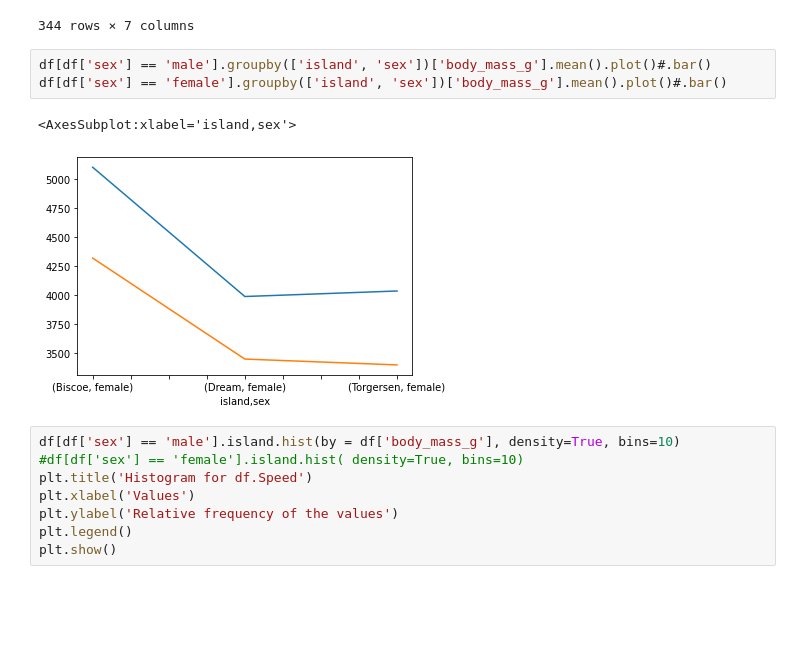
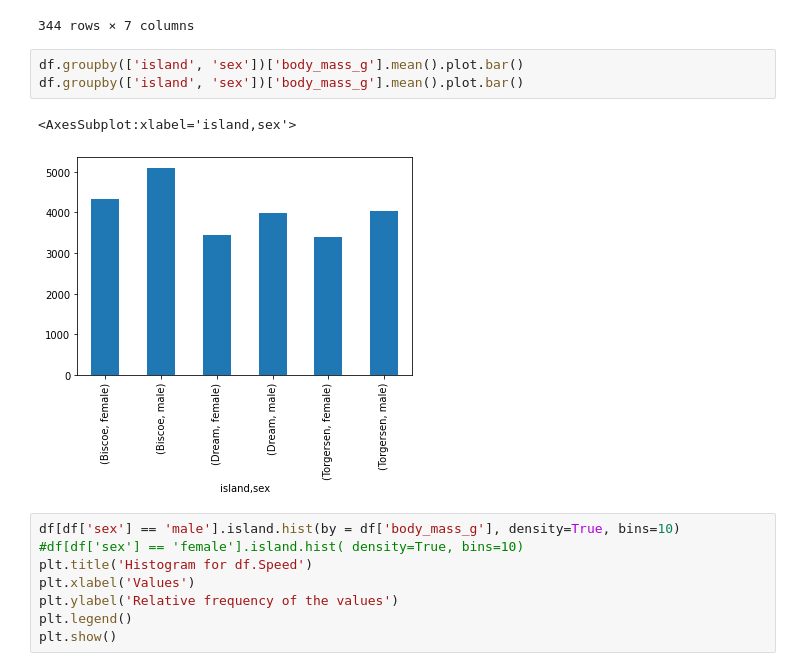
Before and after one commit to RosiNantis/Projects_from_Spiced_personal, a Jupyter notebook: Week_1/spiced_encounters/07-desc/descriptive_ext.ipynb, the cells around one changed output. Cells and saved outputs as stored; diff of their text form; blank space fills up the shorter version.

```diff
--- a/Week_1/spiced_encounters/07-desc/descriptive_ext.ipynb
+++ b/Week_1/spiced_encounters/07-desc/descriptive_ext.ipynb
@@ -312,11 +312,11 @@ df
 | 343 | Chinstrap | Dream | 50.2 | 18.7 | 198.0 | 3775.0 | female |
 344 rows × 7 columns
 # %%
-df[df['sex'] == 'male'].groupby(['island', 'sex'])['body_mass_g'].mean().plot()#.bar()
-df[df['sex'] == 'female'].groupby(['island', 'sex'])['body_mass_g'].mean().plot()#.bar()
+df.groupby(['island', 'sex'])['body_mass_g'].mean().plot.bar()
+df.groupby(['island', 'sex'])['body_mass_g'].mean().plot.bar()
 # %% [output]
 <AxesSubplot:xlabel='island,sex'>
-[figure, old version]
+[figure, new version]
 # %%
 df[df['sex'] == 'male'].island.hist(by = df['body_mass_g'], density=True, bins=10)
 #df[df['sex'] == 'female'].island.hist( density=True, bins=10)
```
Also changed, not shown: parts of 1 cell of this notebook, 1 other file.
